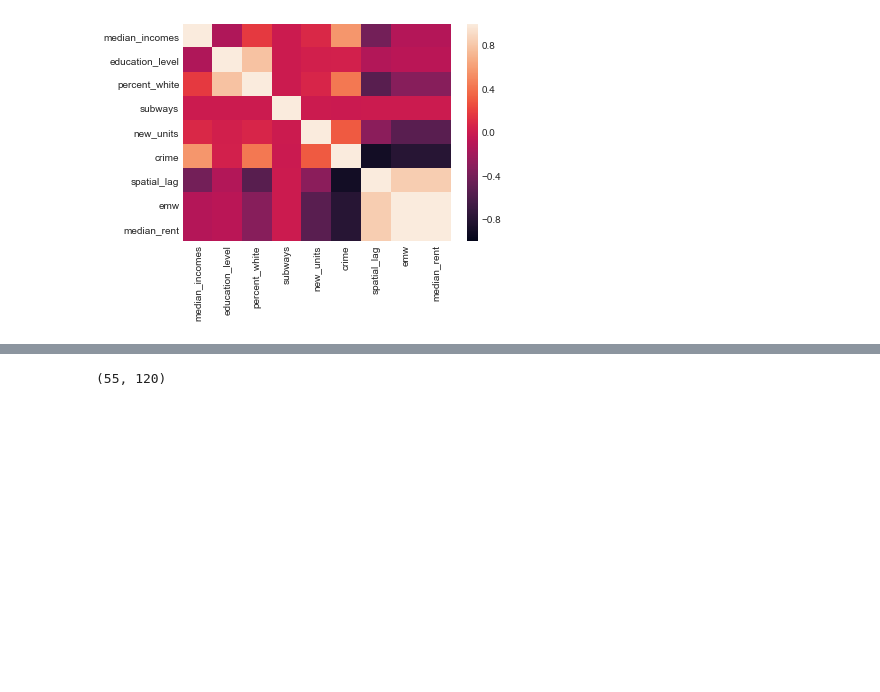
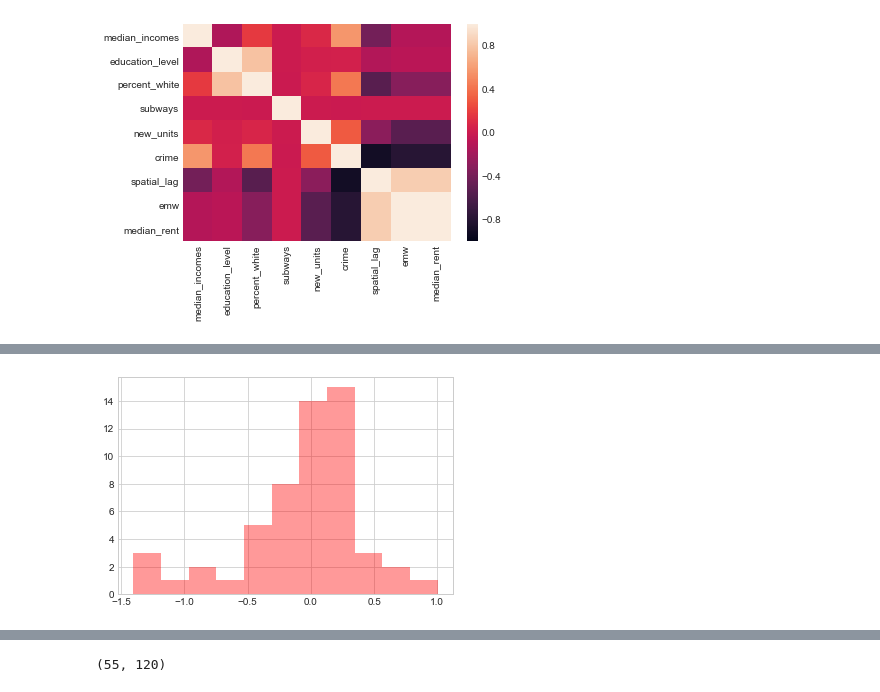
Before and after one commit to msgiles/am231final, a Jupyter notebook: notebooks/work.ipynb, the cells around one changed output, grey strips where cells are left out. Drawn from its saved outputs; the diff is of its cells as text; code cells hidden in the pictures; blank space fills up the shorter version.

```diff
--- a/notebooks/work.ipynb
+++ b/notebooks/work.ipynb
@@ -374,0 +430,5 @@ Xs.shape
+# %%
+sns.distplot(residslin2, kde=False, color = 'r')
+plt.show()
+# %% [output]
+[figure, added]
```
Also changed, not shown: parts of 37 cells of this notebook.
